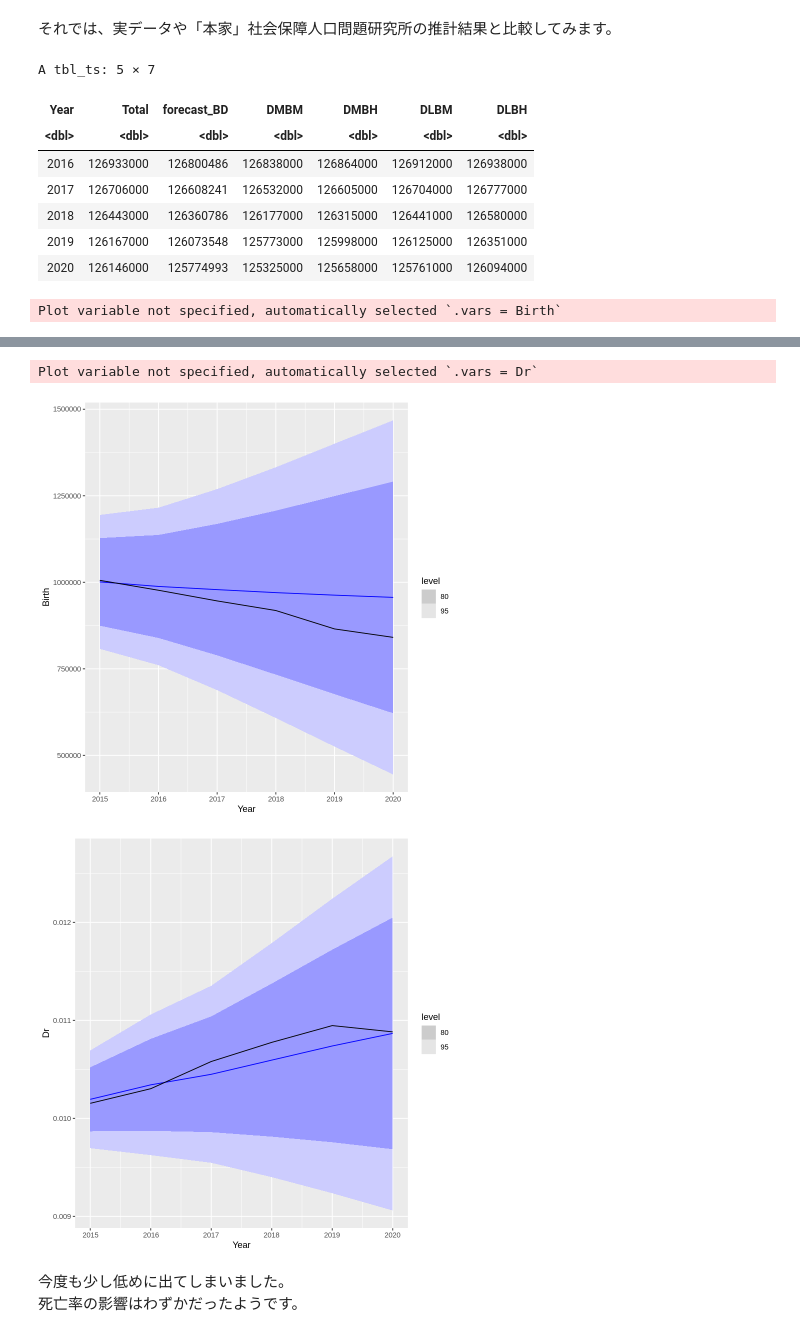
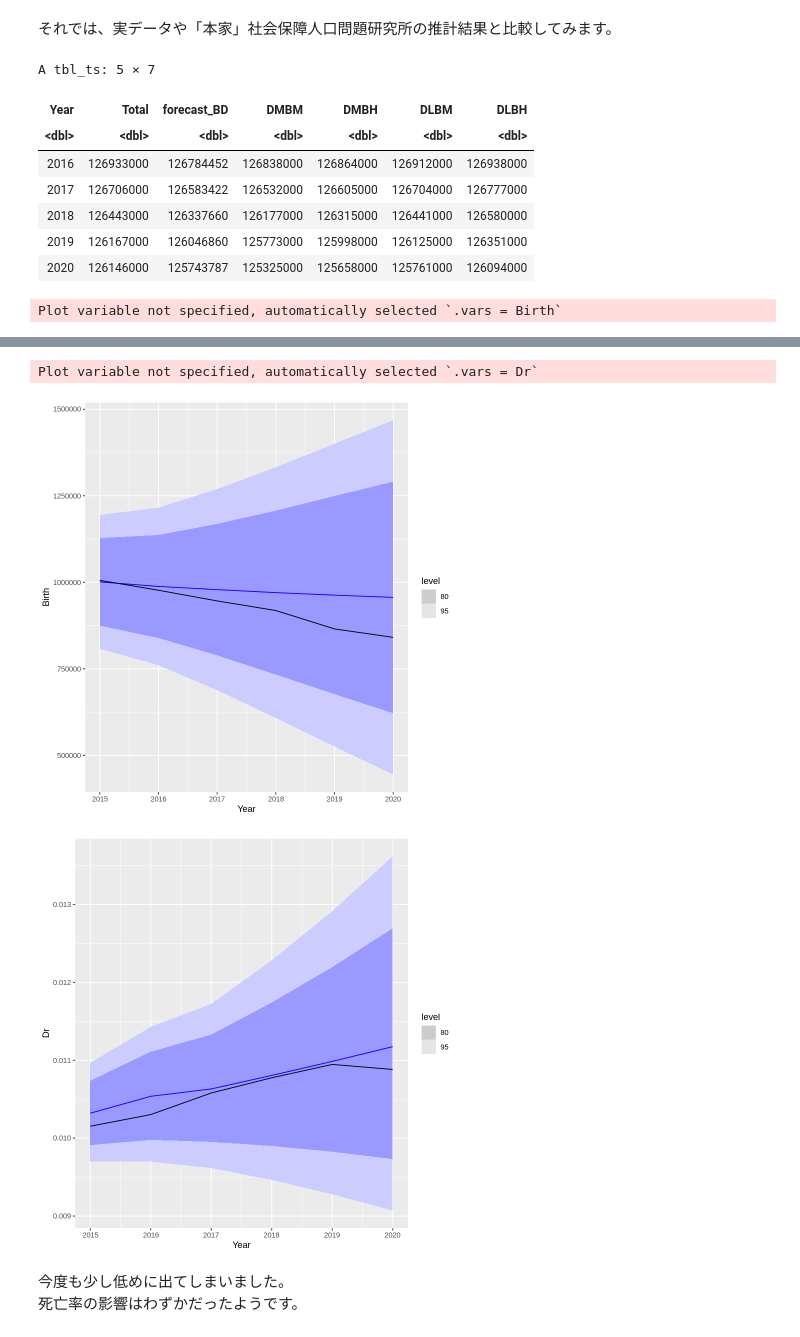
Before and after one commit to u-10bei/Population_Projections, a Jupyter notebook: ipynb/R_ARIMA_3.ipynb, the cells around one changed output, grey strips where cells are left out. Drawn from its saved outputs; the diff is of its cells as text; code cells hidden in the pictures.

```diff
--- a/ipynb/R_ARIMA_3.ipynb
+++ b/ipynb/R_ARIMA_3.ipynb
@@ -393,16 +391,16 @@ pop_test3 |>
   pop_testDr
 
 pop_arimaDr_f |>
-  filter( .model == "arimaD022" ) |>
+  filter( .model == "arimaDr024" ) |>
   autoplot() +
   autolayer( pop_testDr )
 # %% [output]
 A tbl_ts: 5 × 7
 | Year | Total | forecast_BD | DMBM | DMBH | DLBM | DLBH |
 | <dbl> | <dbl> | <dbl> | <dbl> | <dbl> | <dbl> | <dbl> |
-| 2016 | 126933000 | 126800486 | 126838000 | 126864000 | 126912000 | 126938000 |
-| 2017 | 126706000 | 126608241 | 126532000 | 126605000 | 126704000 | 126777000 |
-| 2018 | 126443000 | 126360786 | 126177000 | 126315000 | 126441000 | 126580000 |
-| 2019 | 126167000 | 126073548 | 125773000 | 125998000 | 126125000 | 126351000 |
-| 2020 | 126146000 | 125774993 | 125325000 | 125658000 | 125761000 | 126094000 |
+| 2016 | 126933000 | 126784452 | 126838000 | 126864000 | 126912000 | 126938000 |
+| 2017 | 126706000 | 126583422 | 126532000 | 126605000 | 126704000 | 126777000 |
+| 2018 | 126443000 | 126337660 | 126177000 | 126315000 | 126441000 | 126580000 |
+| 2019 | 126167000 | 126046860 | 125773000 | 125998000 | 126125000 | 126351000 |
+| 2020 | 126146000 | 125743787 | 125325000 | 125658000 | 125761000 | 126094000 |
 Plot variable not specified, automatically selected `.vars = Birth`
@@ -410,6 +408,6 @@ Plot variable not specified, automatically selected `.vars = Birth`
 Plot variable not specified, automatically selected `.vars = Dr`
 [figure]
-[figure, old version]
+[figure, new version]
 # %% [markdown]
 今度も少し低めに出てしまいました。
 死亡率の影響はわずかだったようです。
```
Also changed, not shown: parts of 11 cells of this notebook.
